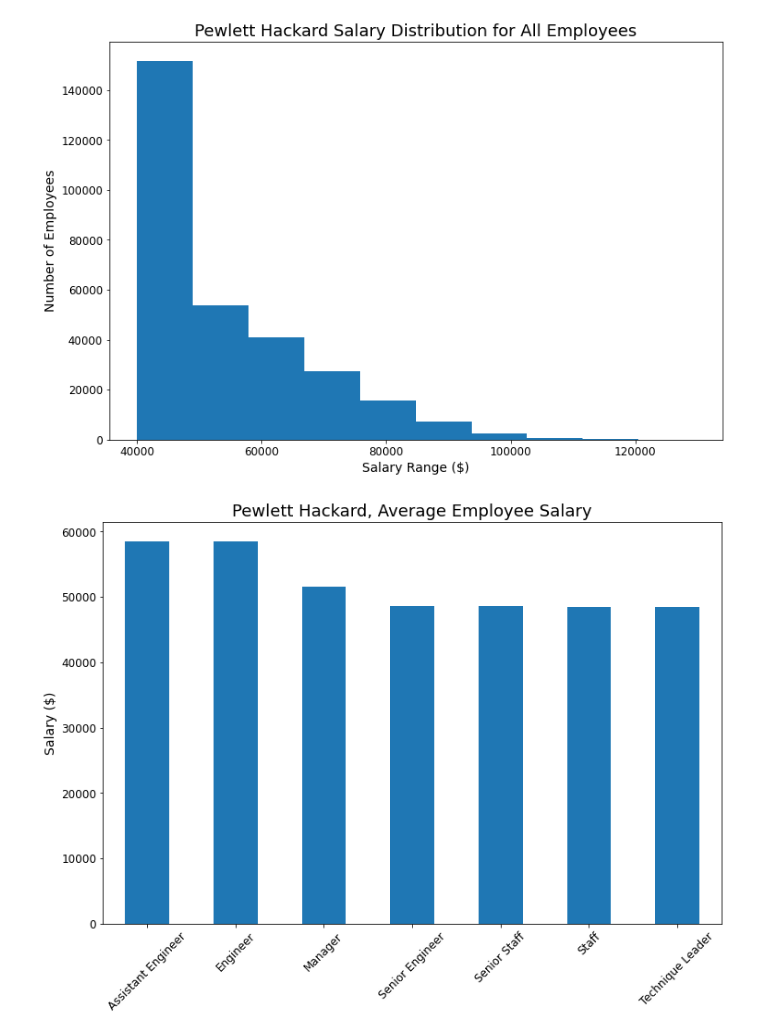
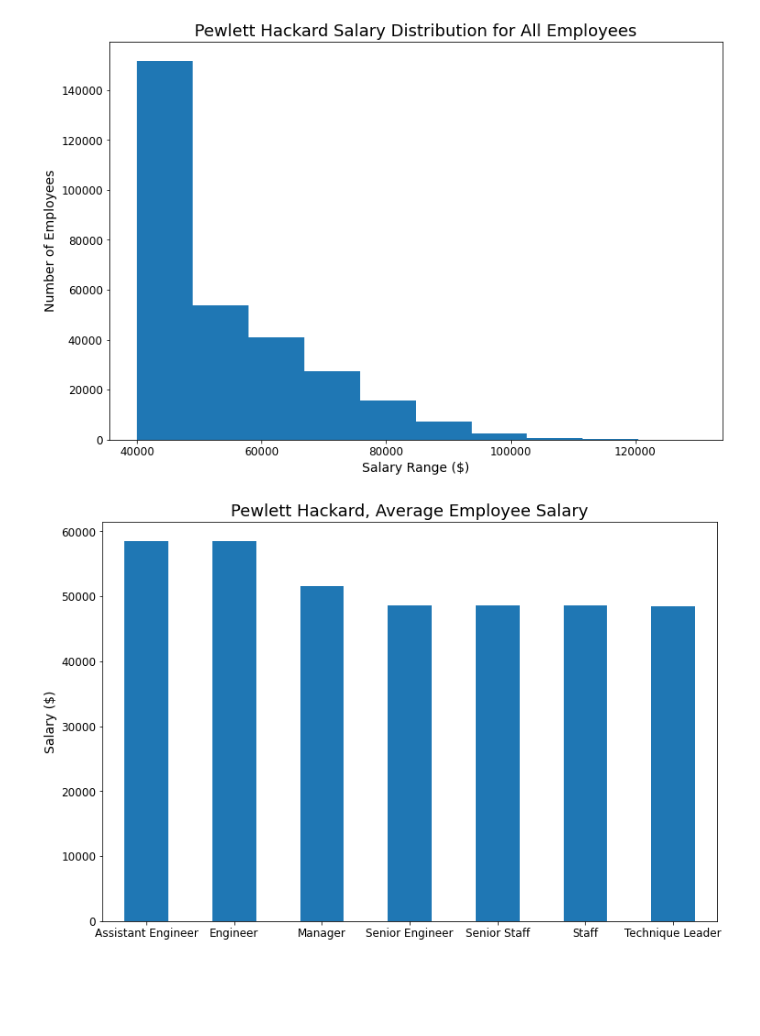
Before and after one commit to bakerv/SQL-challenge, a Jupyter notebook: main.ipynb, the cells around one changed output. Cells and saved outputs as stored; diff of their text form; code cells hidden in the pictures; blank space fills up the shorter version.

```diff
--- a/main.ipynb
+++ b/main.ipynb
@@ -38,15 +38,15 @@ plt.savefig('Images\Salary_Histogram')
 # %%
 # Plot average salary for each job title
 average_salary.sort_values('round',ascending = False).plot.bar(figsize=(12,8), legend = False)
 
 # Improve the format of the output
 plt.title("Pewlett Hackard, Average Employee Salary", fontsize =18)
-plt.xticks(ticks = [0,1,2,3,4,5,6], labels=average_salary['title'],rotation = '45')
+plt.xticks(ticks = [0,1,2,3,4,5,6], labels=average_salary['title'],rotation = '0')
 plt.ylabel('Salary ($)', fontsize =14)
 plt.xticks(fontsize = 12)
 plt.yticks(fontsize = 12)
 
 # Save the plot as an image file
 plt.savefig('Images\Salary_Barchart')
 # %% [output]
-[figure, old version]
+[figure, new version]
```
Also changed, not shown: 1 other file.
